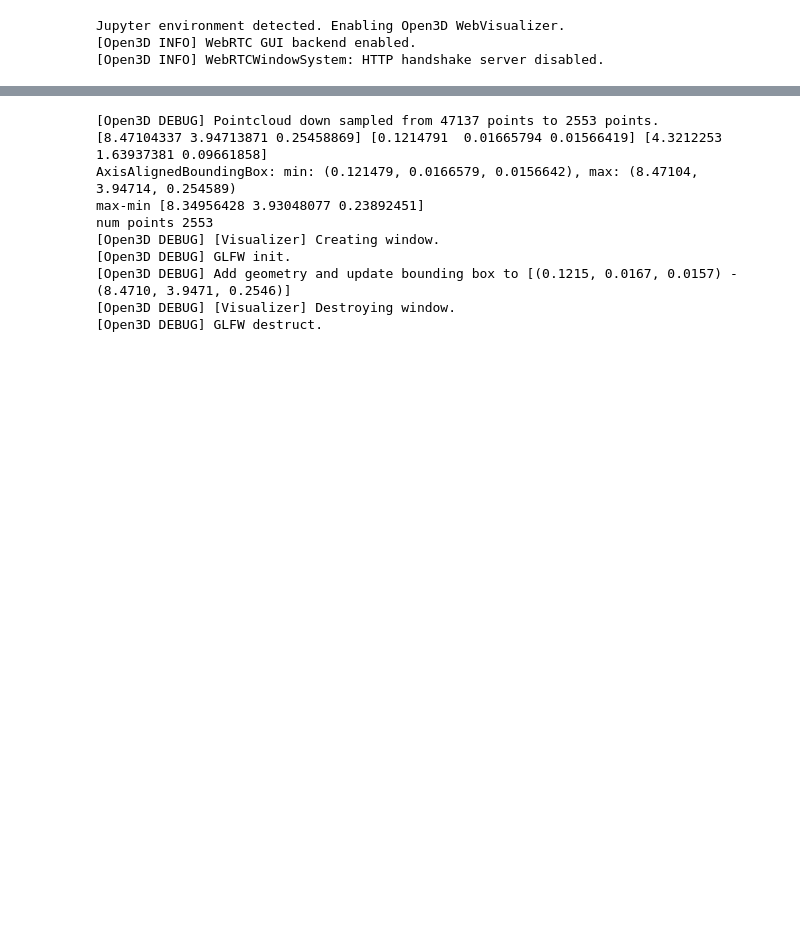
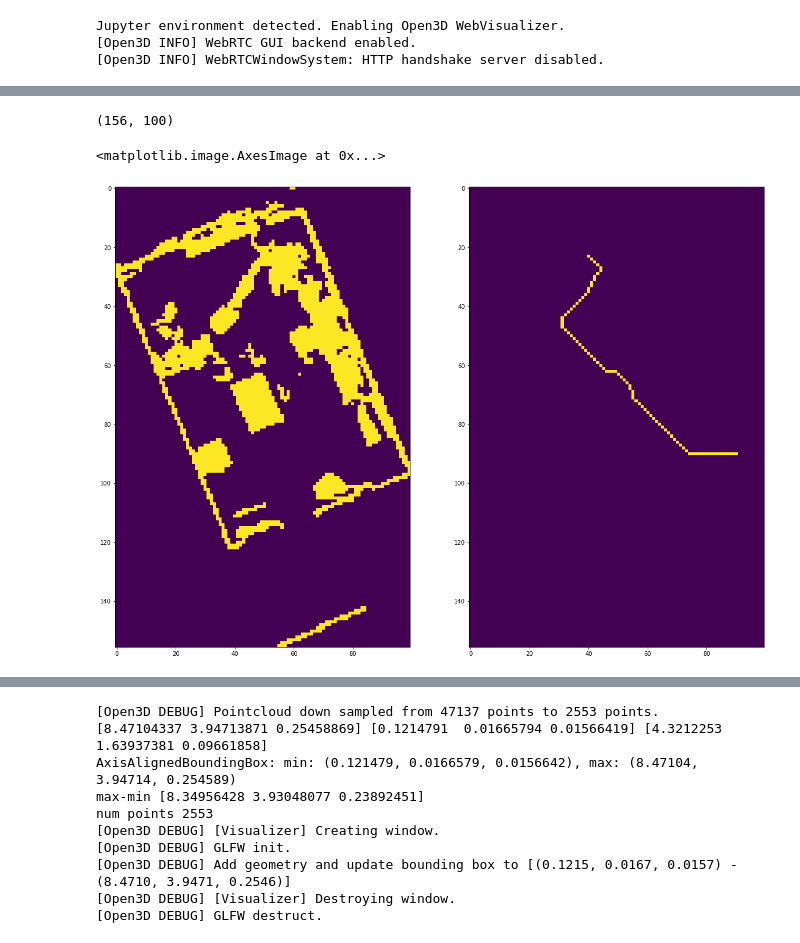
Before and after one commit to mrcfschr/ORganizAR, a Jupyter notebook: path_planning/path_planning_test.ipynb, the cells around one changed output, grey strips where cells are left out. Drawn from its saved outputs; the diff is of its cells as text; code cells hidden in the pictures; blank space fills up the shorter version.

```diff
--- a/path_planning/path_planning_test.ipynb
+++ b/path_planning/path_planning_test.ipynb
@@ -33,0 +175,23 @@ o3d.visualization.draw_geometries([inlier_cloud])
+# %%
+path = np.array(path)
+
+path_grid = np.zeros_like(grid)
+path_grid[path[:, 0], path[:, 1]] = 1
+print(path_grid.shape)
+
+# start point and end point
+start_grid = np.zeros_like(grid)
+start_grid[start_point[0], start_point[1]] = 100
+end_grid = np.zeros_like(grid)
+end_grid[end_point[0], end_point[1]] = 100
+
+# adjust the plot size
+plt.figure(figsize=(20, 20))
+plt.subplot(1, 2, 1)
+plt.imshow(grid>0)
+plt.subplot(1, 2, 2)
+plt.imshow(path_grid>0)
+# %% [output]
+(156, 100)
+<matplotlib.image.AxesImage at 0x...>
+[figure, added]
```
Also changed, not shown: parts of 14 cells of this notebook, 3 other files.
